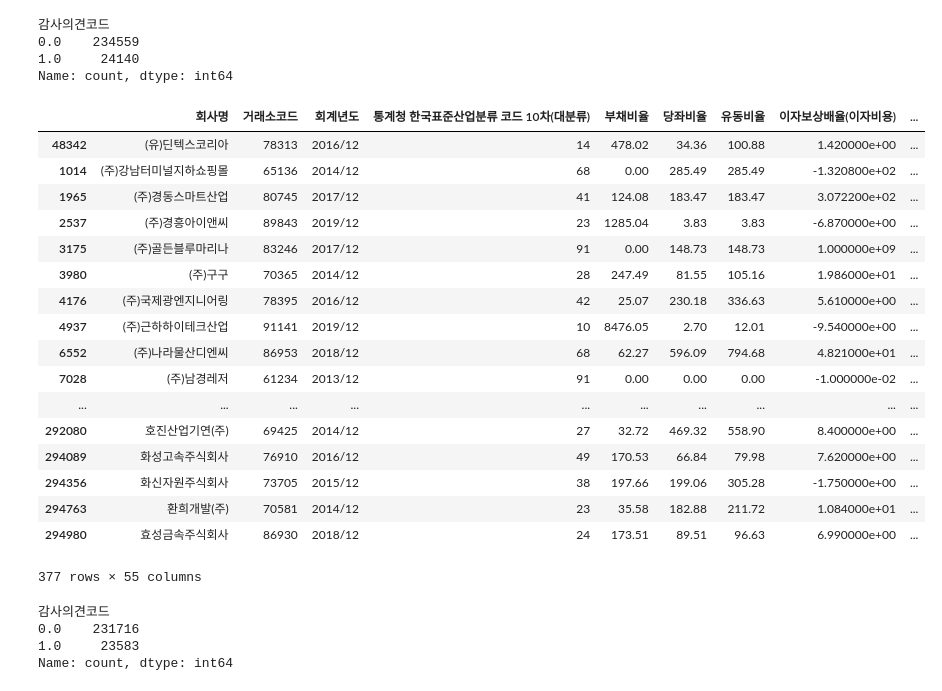
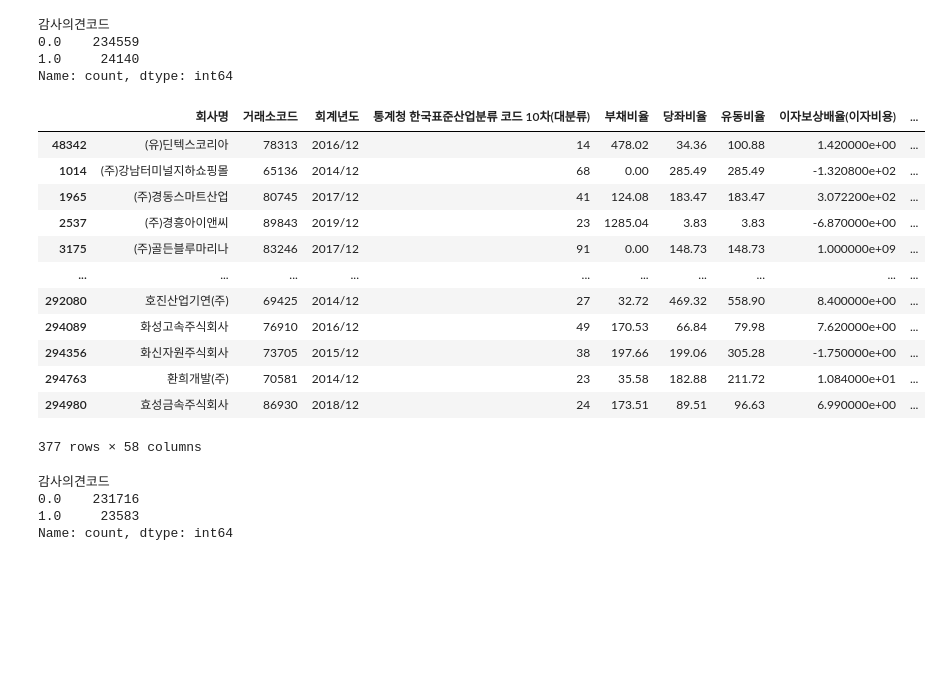
Before and after one commit to youngsang114/Project_2, a Jupyter notebook: 전처리/외감기업데이터_전처리2.ipynb, the cells around one changed output. Cells and saved outputs as stored; diff of their text form; code cells hidden in the pictures; blank space fills up the shorter version.

```diff
--- a/전처리/외감기업데이터_전처리2.ipynb
+++ b/전처리/외감기업데이터_전처리2.ipynb
@@ -6,7 +9,7 @@ import numpy as np
 import warnings
 warnings.filterwarnings('ignore')
 # %%
-df_외감=pd.read_csv('./Dataset/외감raw2.csv',encoding='euc-kr')
+df_외감=pd.read_csv('./Dataset/외감raw3.csv',encoding='euc-kr')
 # %%
 # df_외감.drop(df_외감[df_외감['회사명'].isin(['SK리츠운용주식회사', '굿모닝대신리츠주식회사', '(주)동방리츠', '대영리츠건설(주)', '드림리츠(주)',
 #        '(주)리츠라인', '(주)리츠산업', '(주)리츠홀딩스', '(주)블리츠웨이', '메리츠건설(주)',
@@ -192,27 +195,22 @@ Name: count, dtype: int64
 # %%
 df_외감['Year']= df_외감['회계년도'].replace('/','').astype(str).str[:4].astype(int)
 # %%
-pd.set_option('display.max_rows', None)
+pd.reset_option('display.max_rows', None)
 df_외감[(df_외감['거래소코드'] == df_외감['거래소코드'].shift(-1)) & (df_외감['Year'].diff(-1) != -1) &(df_외감['감사의견코드'] ==1) &(df_외감['Year'] !=2012)]
 # %% [output]
 |  | 회사명 | 거래소코드 | 회계년도 | 통계청 한국표준산업분류 코드 10차(대분류) | 부채비율 | 당좌비율 | 유동비율 | 이자보상배율(이자비용) | ... |
 | 48342 | (유)딘텍스코리아 | 78313 | 2016/12 | 14 | 478.02 | 34.36 | 100.88 | 1.420000e+00 | ... |
 | 1014 | (주)강남터미널지하쇼핑몰 | 65136 | 2014/12 | 68 | 0.00 | 285.49 | 285.49 | -1.320800e+02 | ... |
 | 1965 | (주)경동스마트산업 | 80745 | 2017/12 | 41 | 124.08 | 183.47 | 183.47 | 3.072200e+02 | ... |
 | 2537 | (주)경흥아이앤씨 | 89843 | 2019/12 | 23 | 1285.04 | 3.83 | 3.83 | -6.870000e+00 | ... |
 | 3175 | (주)골든블루마리나 | 83246 | 2017/12 | 91 | 0.00 | 148.73 | 148.73 | 1.000000e+09 | ... |
-| 3980 | (주)구구 | 70365 | 2014/12 | 28 | 247.49 | 81.55 | 105.16 | 1.986000e+01 | ... |
-| 4176 | (주)국제광엔지니어링 | 78395 | 2016/12 | 42 | 25.07 | 230.18 | 336.63 | 5.610000e+00 | ... |
-| 4937 | (주)근하하이테크산업 | 91141 | 2019/12 | 10 | 8476.05 | 2.70 | 12.01 | -9.540000e+00 | ... |
-| 6552 | (주)나라물산디엔씨 | 86953 | 2018/12 | 68 | 62.27 | 596.09 | 794.68 | 4.821000e+01 | ... |
-| 7028 | (주)남경레저 | 61234 | 2013/12 | 91 | 0.00 | 0.00 | 0.00 | -1.000000e-02 | ... |
 | ... | ... | ... | ... | ... | ... | ... | ... | ... | ... |
 | 292080 | 호진산업기연(주) | 69425 | 2014/12 | 27 | 32.72 | 469.32 | 558.90 | 8.400000e+00 | ... |
 | 294089 | 화성고속주식회사 | 76910 | 2016/12 | 49 | 170.53 | 66.84 | 79.98 | 7.620000e+00 | ... |
 | 294356 | 화신자원주식회사 | 73705 | 2015/12 | 38 | 197.66 | 199.06 | 305.28 | -1.750000e+00 | ... |
 | 294763 | 환희개발(주) | 70581 | 2014/12 | 23 | 35.58 | 182.88 | 211.72 | 1.084000e+01 | ... |
 | 294980 | 효성금속주식회사 | 86930 | 2018/12 | 24 | 173.51 | 89.51 | 96.63 | 6.990000e+00 | ... |
-377 rows × 55 columns
+377 rows × 58 columns
 # %%
 df_외감[~(df_외감['회사명'] == df_외감['회사명'].shift(-1)) | (abs(df_외감['Year']-df_외감['Year'].shift(-1)) == 1)]['감사의견코드'].value_counts()
 # %% [output]
```
Also changed, not shown: parts of 30 cells of this notebook, 1 other file.
